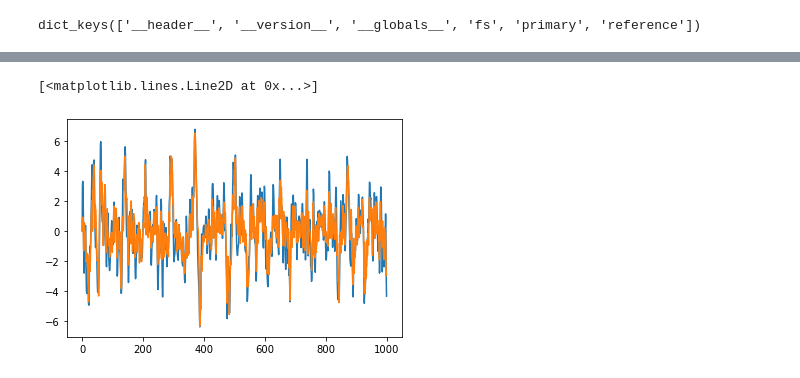
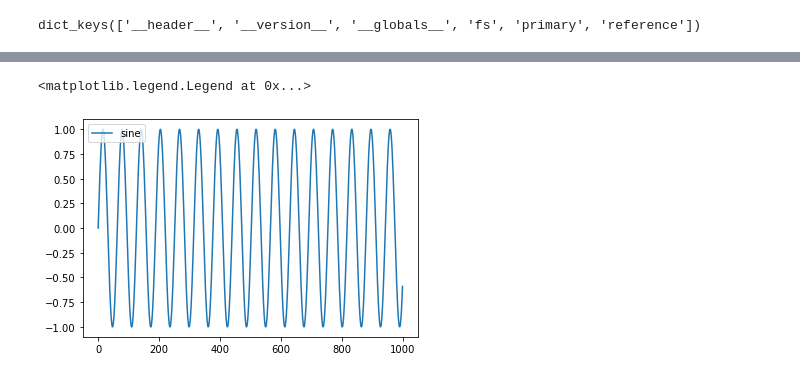
Before and after one commit to IanGMalone/Denoising_with_NLMS_and_KLMS, a Jupyter notebook: Denoising.ipynb, the cells around one changed output, grey strips where cells are left out. Cells and saved outputs as stored; diff of their text form; code cells hidden in the pictures.

```diff
--- a/Denoising.ipynb
+++ b/Denoising.ipynb
@@ -146,8 +126,8 @@ f,w,e = klms_test.compute(u[:1000],d[:1000])
-# %%
-plt.plot(e)
-plt.plot(f)
-plt.plot(d[:1000])
-plt.plot(a)
-# %% [output]
-[<matplotlib.lines.Line2D at 0x...>]
-[figure, removed]
+# %%
+time = np.arange(0,100,0.1)
+amplitude = np.sin(time)
+plt.plot(amplitude, label='sine')
+plt.legend(loc='upper left')
+# %% [output]
+<matplotlib.legend.Legend at 0x...>
+[figure, added]
```
Also changed, not shown: parts of 11 cells of this notebook.
